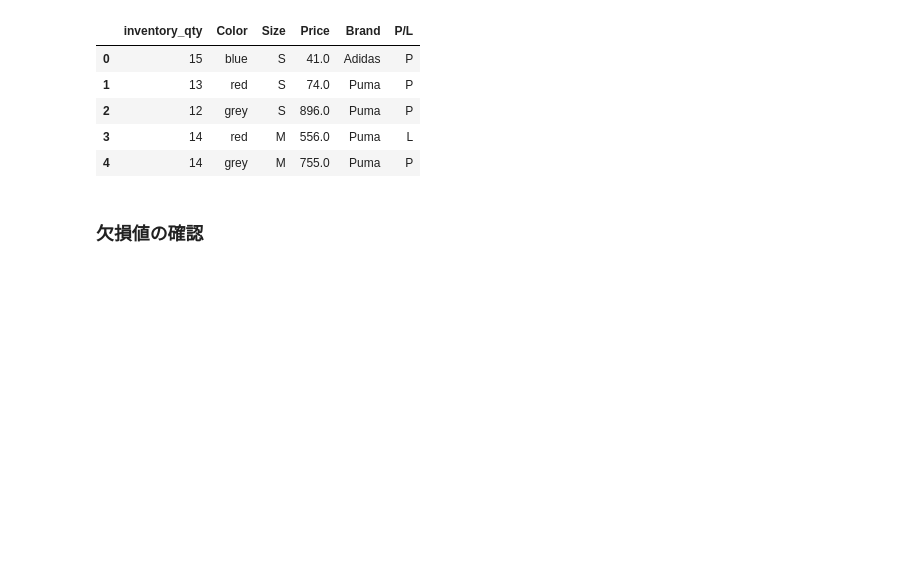
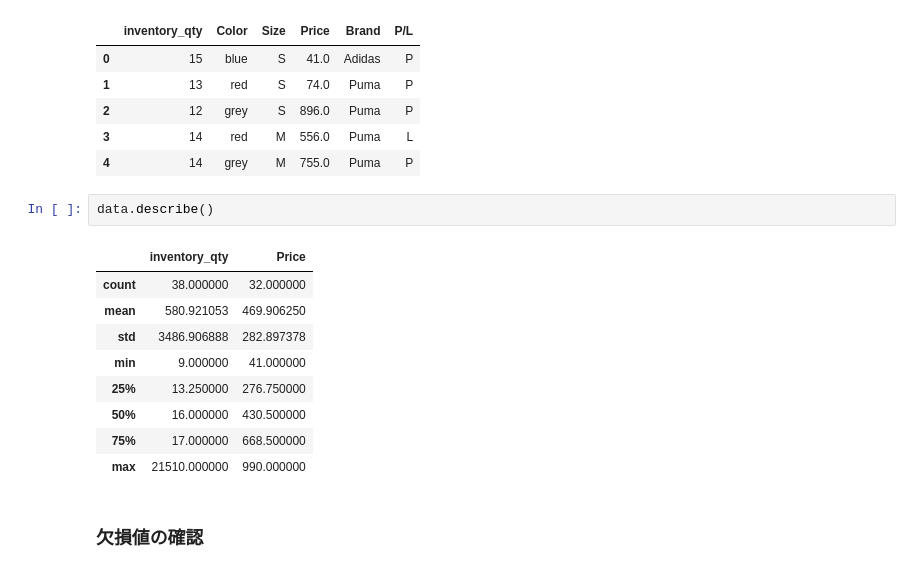
Before and after one commit to norifumi92/data_analysis_learning_module, a Jupyter notebook: Chapter2_データを読み解く_Part2/Chapter2.ipynb, the cells around one changed output. Cells and saved outputs as stored; diff of their text form; blank space fills up the shorter version.

```diff
--- a/Chapter2_データを読み解く_Part2/Chapter2.ipynb
+++ b/Chapter2_データを読み解く_Part2/Chapter2.ipynb
@@ -18,6 +20,18 @@ data.head()
 | 2 | 12 | grey | S | 896.0 | Puma | P |
 | 3 | 14 | red | M | 556.0 | Puma | L |
 | 4 | 14 | grey | M | 755.0 | Puma | P |
+# %%
+data.describe()
+# %% [output]
+|  | inventory_qty | Price |
+| count | 38.000000 | 32.000000 |
+| mean | 580.921053 | 469.906250 |
+| std | 3486.906888 | 282.897378 |
+| min | 9.000000 | 41.000000 |
+| 25% | 13.250000 | 276.750000 |
+| 50% | 16.000000 | 430.500000 |
+| 75% | 17.000000 | 668.500000 |
+| max | 21510.000000 | 990.000000 |
 # %% [markdown]
 ### 欠損値の確認
 # %%
```
Also changed, not shown: parts of 9 cells of this notebook.
